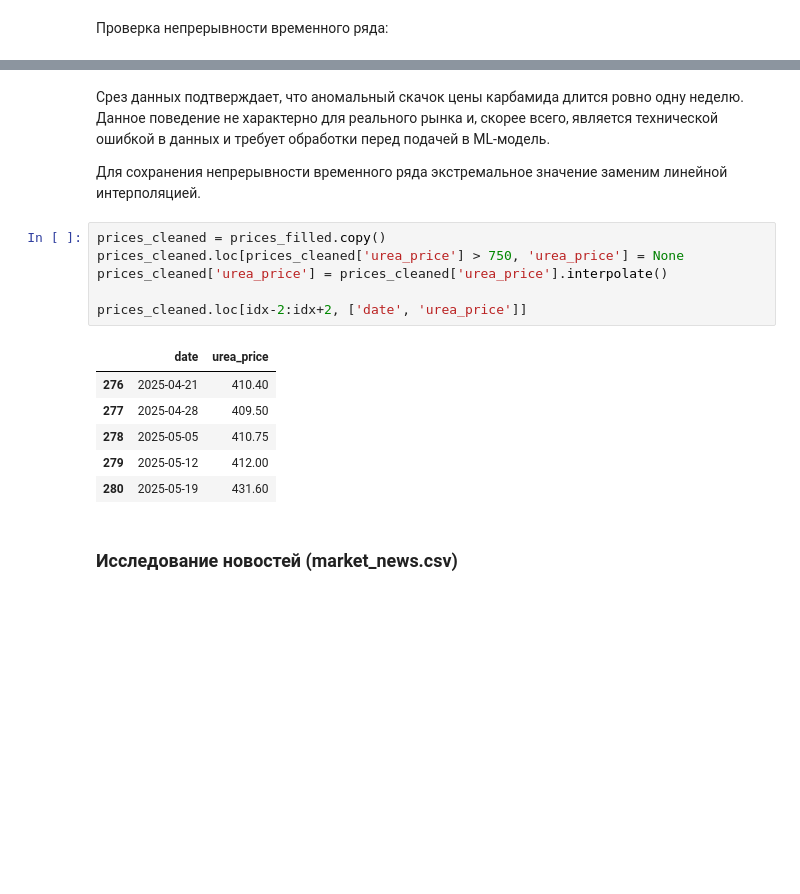
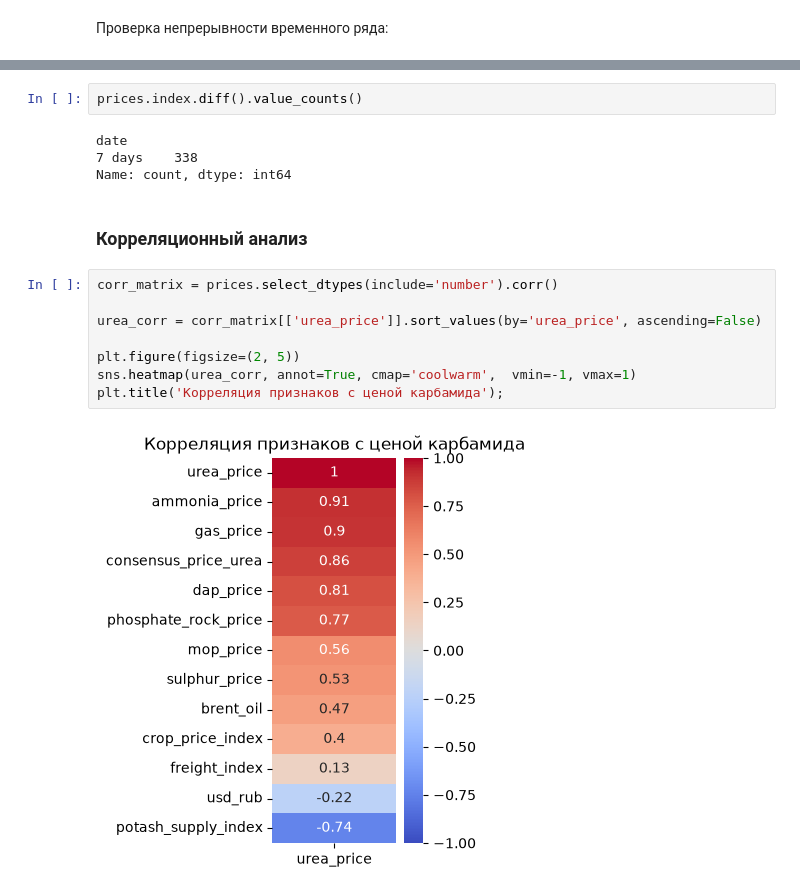
Before and after one commit to Alexander8841/fartilizer_market_analysis, a Jupyter notebook: notebook.ipynb, the cells around one changed output, grey strips where cells are left out. Saved outputs shown, nothing was run; the diff lists cells and outputs as text; blank space fills up the shorter version.

```diff
--- a/notebook.ipynb
+++ b/notebook.ipynb
@@ -241,19 +188,18 @@ prices_filled.loc[idx-2:idx+2, ['date', 'urea_price']]
-# %% [markdown]
-Срез данных подтверждает, что аномальный скачок цены карбамида длится ровно одну неделю. Данное поведение не характерно для реального рынка и, скорее всего, является технической ошибкой в данных и требует обработки перед подачей в ML-модель.
-
-Для сохранения непрерывности временного ряда экстремальное значение заменим линейной интерполяцией.
-# %%
-prices_cleaned = prices_filled.copy()
-prices_cleaned.loc[prices_cleaned['urea_price'] > 750, 'urea_price'] = None
-prices_cleaned['urea_price'] = prices_cleaned['urea_price'].interpolate()
-
-prices_cleaned.loc[idx-2:idx+2, ['date', 'urea_price']]
-# %% [output]
-|  | date | urea_price |
-| 276 | 2025-04-21 | 410.40 |
-| 277 | 2025-04-28 | 409.50 |
-| 278 | 2025-05-05 | 410.75 |
-| 279 | 2025-05-12 | 412.00 |
-| 280 | 2025-05-19 | 431.60 |
-# %% [markdown]
-### Исследование новостей (market_news.csv)
+# %%
+prices.index.diff().value_counts()
+# %% [output]
+date
+7 days    338
+Name: count, dtype: int64
+# %% [markdown]
+### Корреляционный анализ
+# %%
+corr_matrix = prices.select_dtypes(include='number').corr()
+
+urea_corr = corr_matrix[['urea_price']].sort_values(by='urea_price', ascending=False)
+
+plt.figure(figsize=(2, 5))
+sns.heatmap(urea_corr, annot=True, cmap='coolwarm',  vmin=-1, vmax=1)
+plt.title('Корреляция признаков с ценой карбамида');
+# %% [output]
+[figure, added]
```
Also changed, not shown: parts of 131 cells of this notebook, 4 other files.
